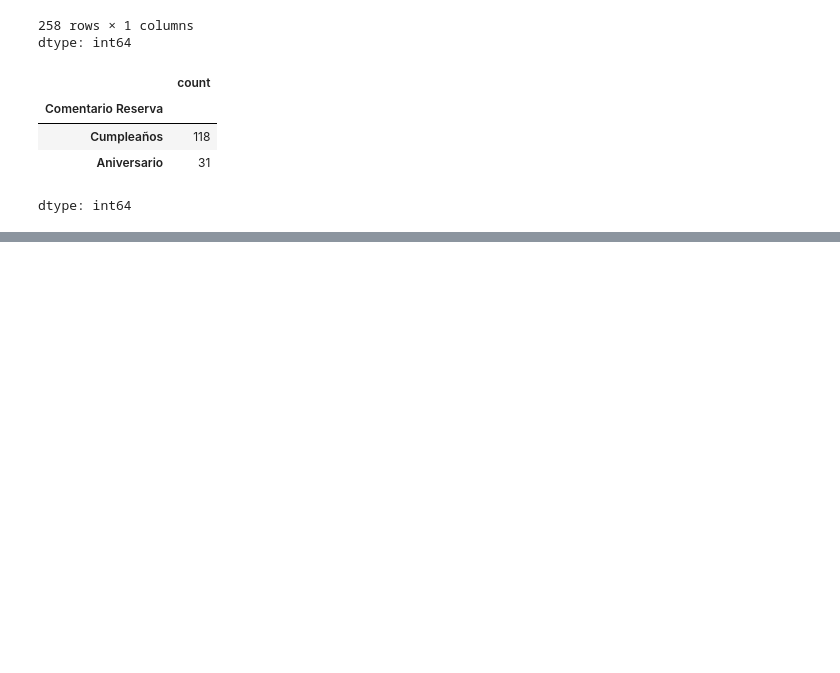
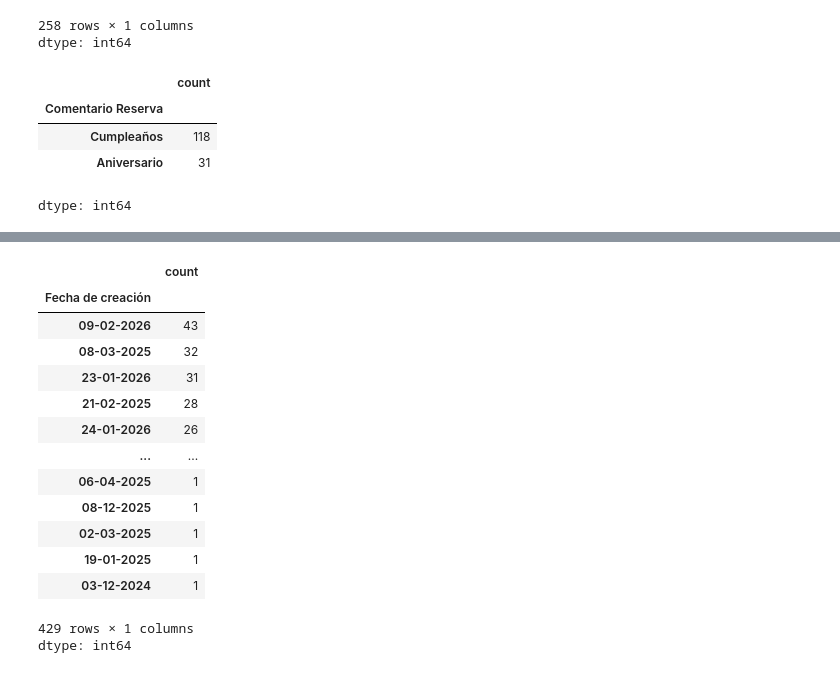
Before and after one commit to salazarcristian1014/restaurant-cancelation-project, a Jupyter notebook: notebooks/01_data_cleaning_and_optimization.ipynb, the cells around one changed output, grey strips where cells are left out. Cells and saved outputs as stored; diff of their text form; code cells hidden in the pictures; blank space fills up the shorter version.

```diff
--- a/notebooks/01_data_cleaning_and_optimization.ipynb
+++ b/notebooks/01_data_cleaning_and_optimization.ipynb
@@ -666,0 +692,5 @@ Hasta aqui ya tenemos
+# %%
+# Esta columna no nos da mayor informacion ya que toda la columna tiene el mismo tipo de dato asi que procedemos a eliminarla
+
+df = df.drop(columns=['Tipo de reserva'])
+df.info()
@@ -666,0 +726,5 @@ Hasta aqui ya tenemos
+# %%
+# Procedemos a cambiar las reservas que nos muestran error en google por simplemente google
+
+df.loc[df['origen'] == 'google-error', 'origen'] = 'google'
+df['origen'].value_counts()
@@ -666,0 +746,2 @@ Hasta aqui ya tenemos
+# %%
+df=df.drop(columns=['salió'])
@@ -666,0 +768,18 @@ Hasta aqui ya tenemos
+# %%
+df['Fecha de creación'].value_counts()
+# %% [output]
+|  | count |
+| Fecha de creación |  |
+| 09-02-2026 | 43 |
+| 08-03-2025 | 32 |
+| 23-01-2026 | 31 |
+| 21-02-2025 | 28 |
+| 24-01-2026 | 26 |
+| ... | ... |
+| 06-04-2025 | 1 |
+| 08-12-2025 | 1 |
+| 02-03-2025 | 1 |
+| 19-01-2025 | 1 |
+| 03-12-2024 | 1 |
+429 rows × 1 columns
+dtype: int64
```
Also changed, not shown: parts of 9 cells of this notebook.
